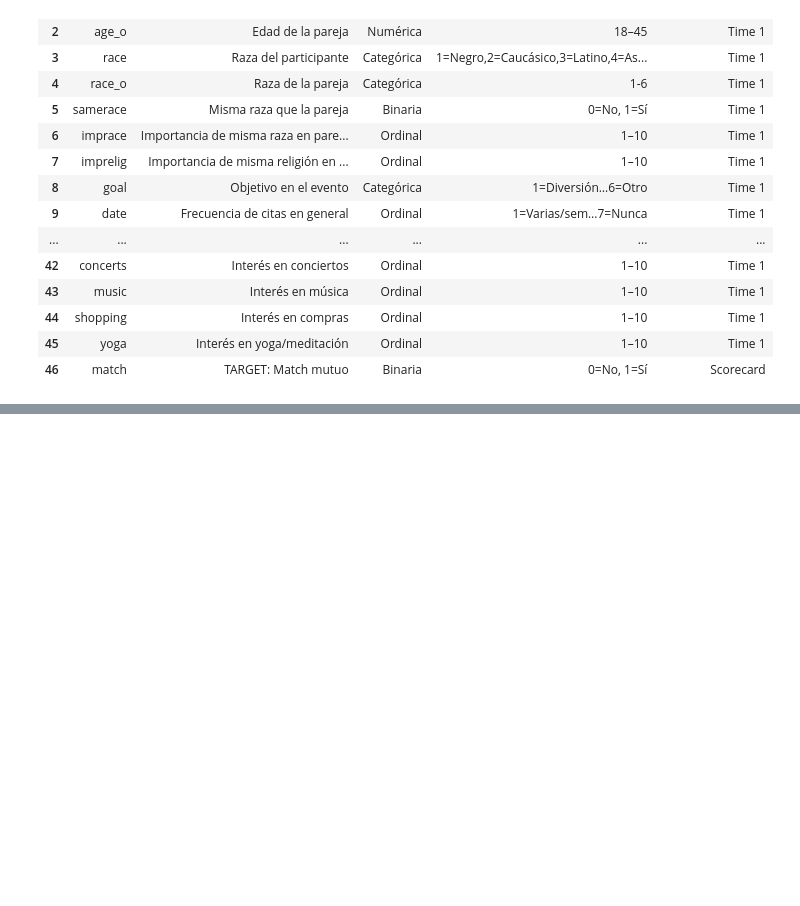
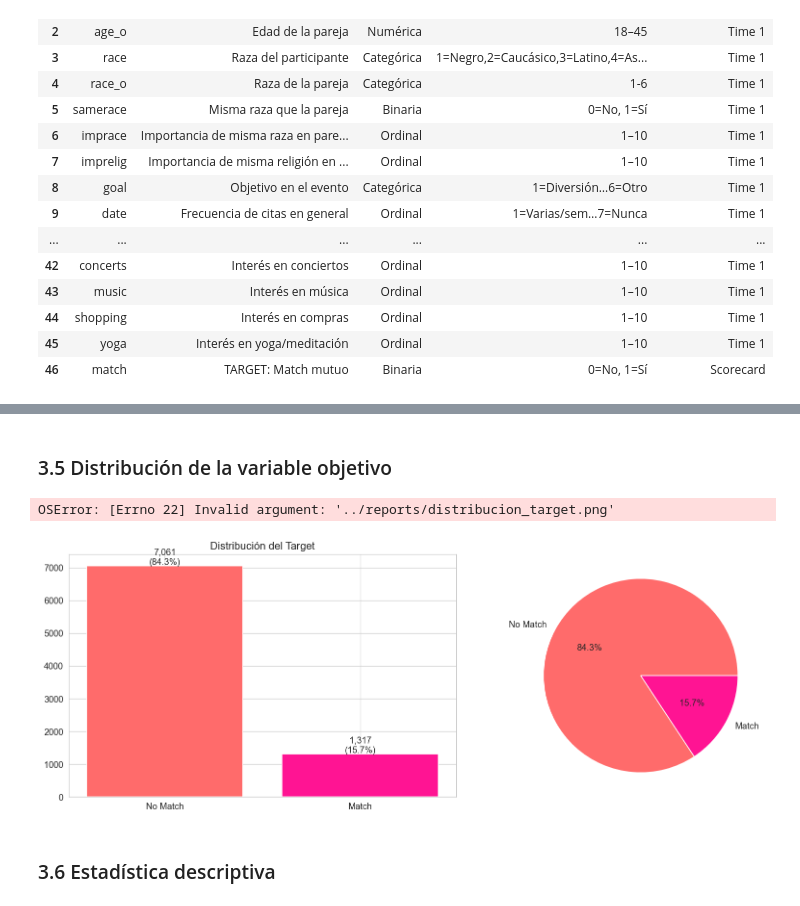
Before and after one commit to laulaguado/match-predictor, a Jupyter notebook: notebooks/01_preparacion_datos.ipynb, the cells around one changed output, grey strips where cells are left out. Cells and saved outputs as stored; diff of their text form; code cells hidden in the pictures; blank space fills up the shorter version.

```diff
--- a/notebooks/01_preparacion_datos.ipynb
+++ b/notebooks/01_preparacion_datos.ipynb
@@ -164,0 +203,11 @@ Total variables seleccionadas: 47
+# %%
+IDS = ["iid","id","idg","partner","pid","wave","round","position",
+       "positin1","order","condtn","undergrd","zipcode","career","from","field"]
+
+dfc = df.copy()
+
+eliminadas_id = [c for c in IDS if c in dfc.columns]
+dfc.drop(columns=eliminadas_id, inplace=True, errors="ignore")
+
+print(f"IDs eliminados ({len(eliminadas_id)}): {eliminadas_id}")
+print(f"Shape tras eliminar IDs: {dfc.shape}")
@@ -164,0 +304,42 @@ Total variables seleccionadas: 47
+# %% [markdown]
+### 3.5 Distribución de la variable objetivo
+# %%
+mc = dfc["match"].value_counts()
+
+fig, axes = plt.subplots(1, 2, figsize=(14,5))
+
+colores = [PALETTE["negativo"], PALETTE["primario"]]
+
+bars = axes[0].bar(
+    ["No Match","Match"],
+    mc.values,
+    color=colores
+)
+
+axes[0].set_title("Distribución del Target")
+
+for bar, val in zip(bars, mc.values):
+    axes[0].text(
+        bar.get_x()+bar.get_width()/2,
+        bar.get_height()+30,
+        f"{val:,}\n({val/len(dfc)*100:.1f}%)",
+        ha="center"
+    )
+
+axes[1].pie(
+    mc.values,
+    labels=["No Match","Match"],
+    colors=colores,
+    autopct="%1.1f%%"
+)
+
+plt.tight_layout()
+plt.savefig("../reports/distribucion_target.png", dpi=150)
+plt.show()
+
+print(f"Ratio desbalance: {mc[0]/mc[1]:.1f}:1")
+# %% [output]
+OSError: [Errno 22] Invalid argument: '../reports/distribucion_target.png'
+[figure, added]
+# %% [markdown]
+### 3.6 Estadística descriptiva
```
Also changed, not shown: parts of 23 cells of this notebook, 12 other files.
